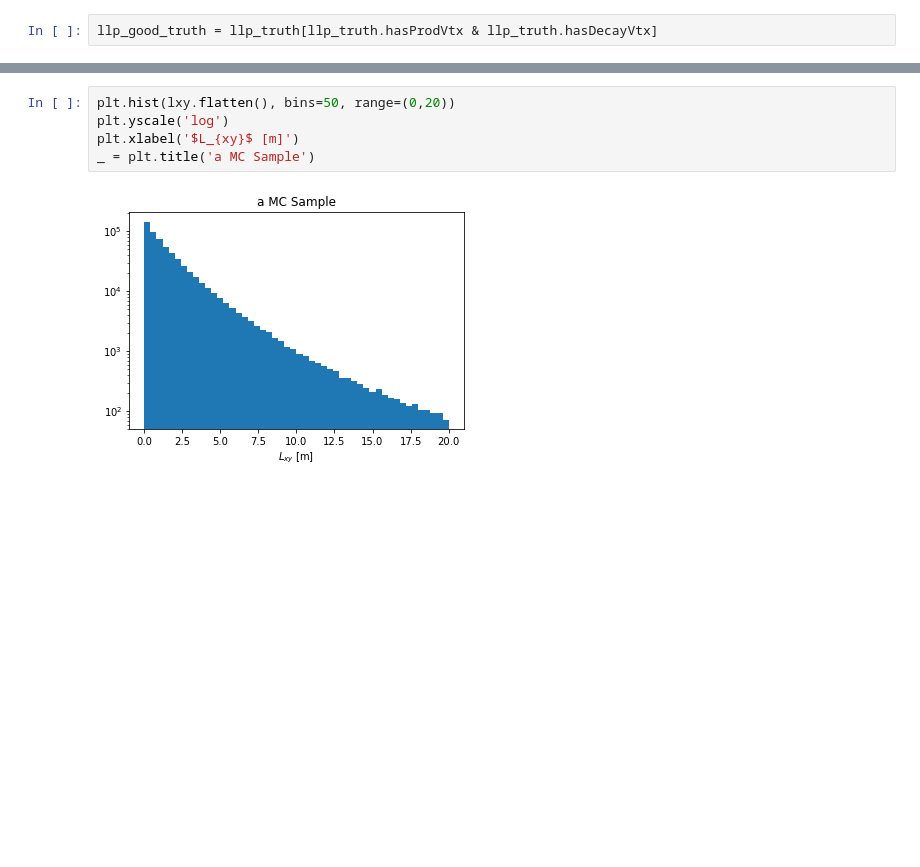
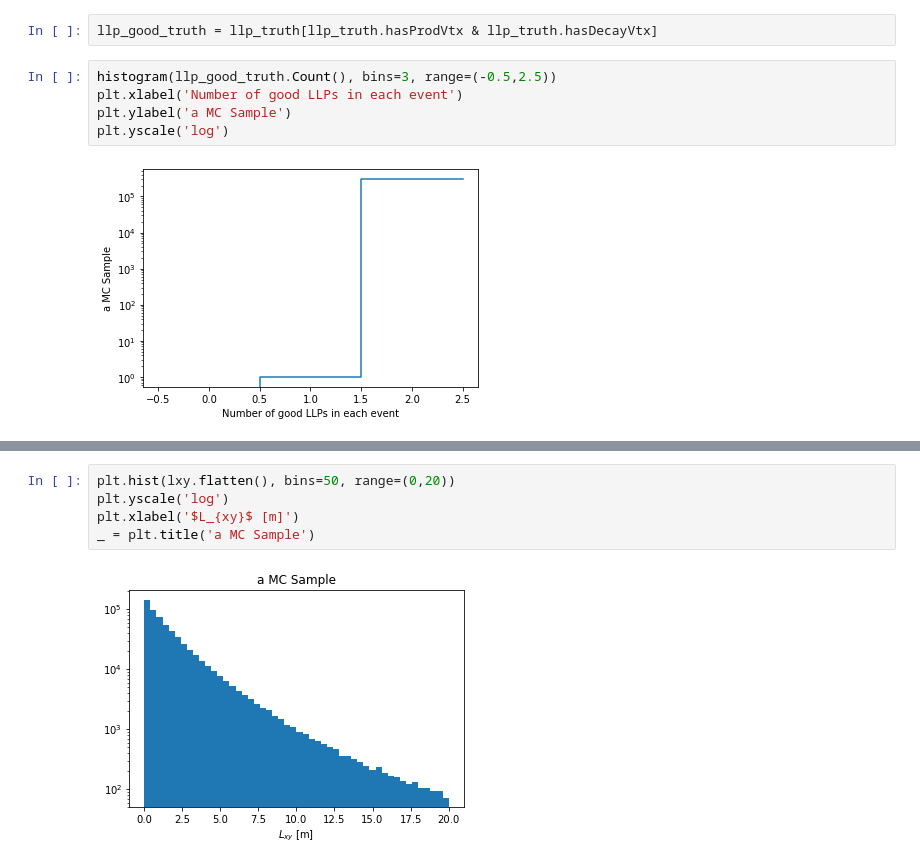
Before and after one commit to gordonwatts/CalMS, a Jupyter notebook: MCStudies/SampleLifetimes.ipynb, the cells around one changed output, grey strips where cells are left out. Saved outputs shown, nothing was run; the diff lists cells and outputs as text; blank space fills up the shorter version.

```diff
--- a/MCStudies/SampleLifetimes.ipynb
+++ b/MCStudies/SampleLifetimes.ipynb
@@ -35,5 +41,12 @@ array([2, 2, 2, ..., 2, 2, 2])
 # %%
 llp_good_truth = llp_truth[llp_truth.hasProdVtx & llp_truth.hasDecayVtx]
+# %%
+histogram(llp_good_truth.Count(), bins=3, range=(-0.5,2.5))
+plt.xlabel('Number of good LLPs in each event')
+plt.ylabel('a MC Sample')
+plt.yscale('log')
+# %% [output]
+[figure, added]
 # %%
 l_prod = a_3v(llp_good_truth.prodVtx)
 l_decay = a_3v(llp_good_truth.decayVtx)
```
Also changed, not shown: parts of 12 cells of this notebook, 1 other file.
